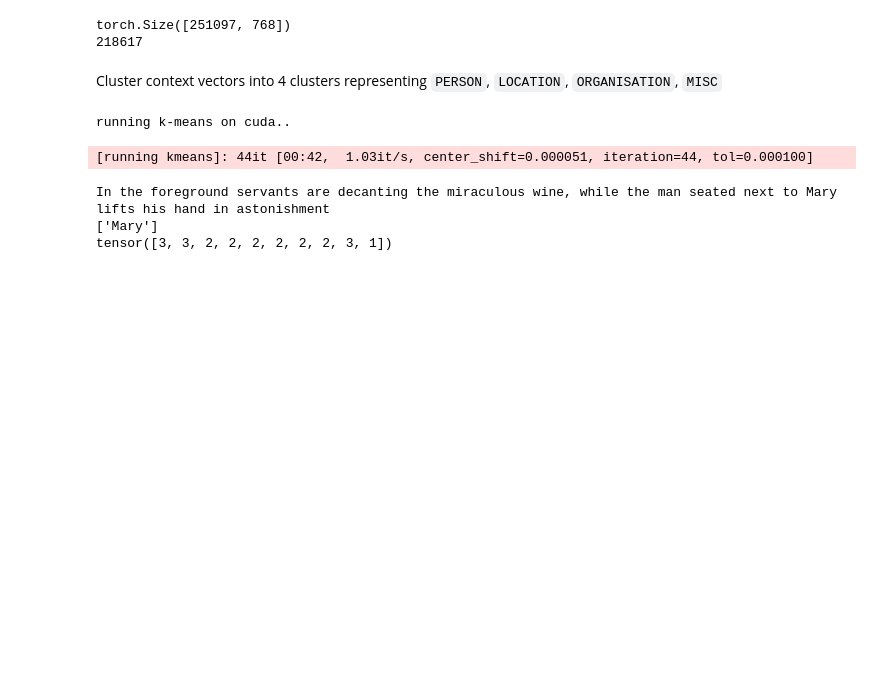
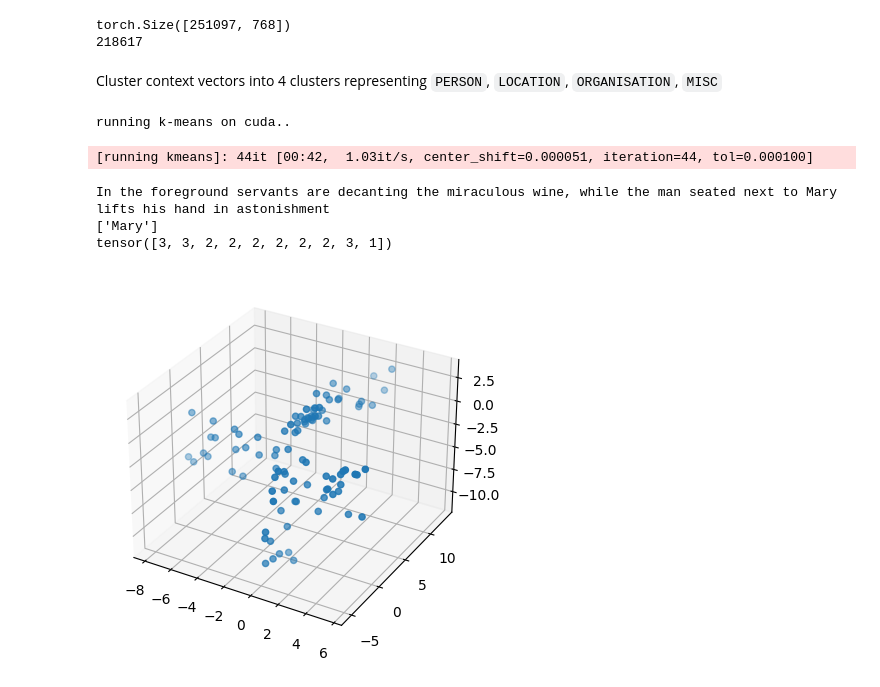
Before and after one commit to wrmthorne/Unsupervised-NER, a Jupyter notebook: My Idea/test_notebook.ipynb, the cells around one changed output. Drawn from its saved outputs; the diff is of its cells as text; code cells hidden in the pictures; blank space fills up the shorter version.

Commit message:
Adding code for rendering idea plots

```diff
--- a/My Idea/test_notebook.ipynb
+++ b/My Idea/test_notebook.ipynb
@@ -106,3 +106,20 @@ print(cluster_ids[:10])
 In the foreground servants are decanting the miraculous wine, while the man seated next to Mary lifts his hand in astonishment
 ['Mary']
 tensor([3, 3, 2, 2, 2, 2, 2, 2, 3, 1])
+# %%
+import numpy as np
+import matplotlib.pyplot as plt
+
+np.random.seed(12)
+data = np.random.rand(100, 3) # [[x], [y], [z]]
+shifts = np.random.normal(0, 5, (5, 3)).repeat(20, 0)
+
+shifted_data = data * shifts
+
+fig = plt.figure()
+ax = plt.axes(projection='3d')
+ax.scatter(shifted_data[:, 0], shifted_data[:, 1], shifted_data[:, 2])
+
+plt.show()
+# %% [output]
+[figure, added]
```
Also changed, not shown: parts of 3 cells of this notebook, 1 other file.
